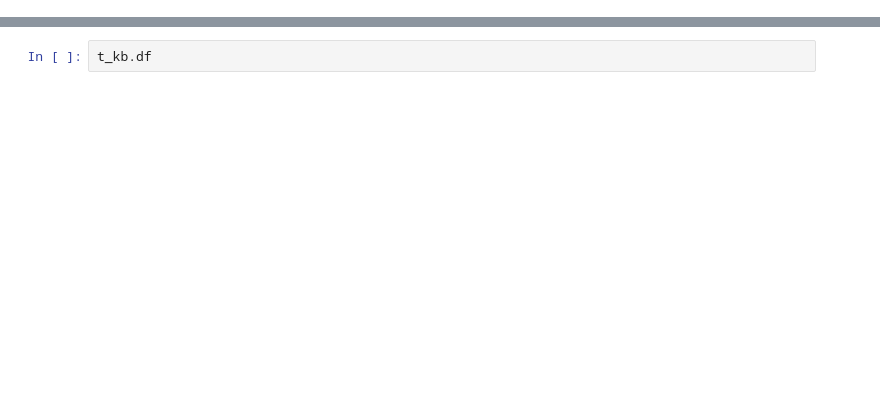
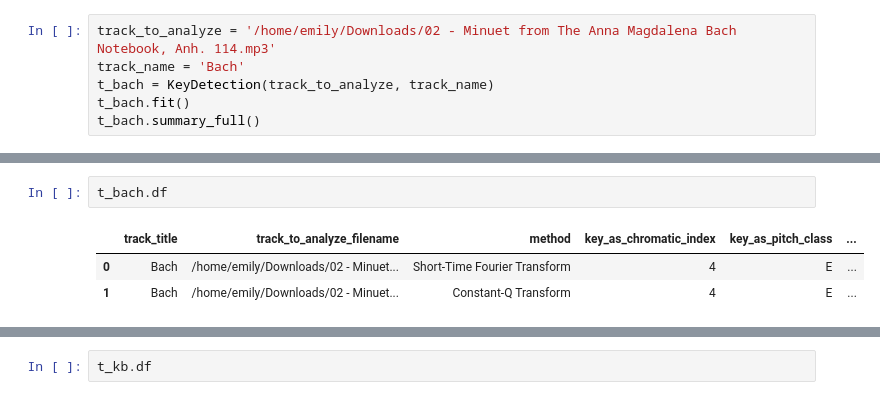
Before and after one commit to badassdatascience/music-production-and-performance, a Jupyter notebook: music_production_and_performance/features/key_detection.ipynb, the cells around one changed output, grey strips where cells are left out. Drawn from its saved outputs; the diff is of its cells as text; blank space fills up the shorter version.

```diff
--- a/music_production_and_performance/features/key_detection.ipynb
+++ b/music_production_and_performance/features/key_detection.ipynb
@@ -205,0 +3,6 @@ class KeyDetection(Track):
+# %%
+track_to_analyze = '/home/emily/Downloads/02 - Minuet from The Anna Magdalena Bach Notebook, Anh. 114.mp3'
+track_name = 'Bach'
+t_bach = KeyDetection(track_to_analyze, track_name)
+t_bach.fit()
+t_bach.summary_full()
@@ -205,0 +42,6 @@ class KeyDetection(Track):
+# %%
+t_bach.df
+# %% [output]
+|  | track_title | track_to_analyze_filename | method | key_as_chromatic_index | key_as_pitch_class | ... |
+| 0 | Bach | /home/emily/Downloads/02 - Minuet... | Short-Time Fourier Transform | 4 | E | ... |
+| 1 | Bach | /home/emily/Downloads/02 - Minuet... | Constant-Q Transform | 4 | E | ... |
```
Also changed, not shown: parts of 10 cells of this notebook, 1 other file.
